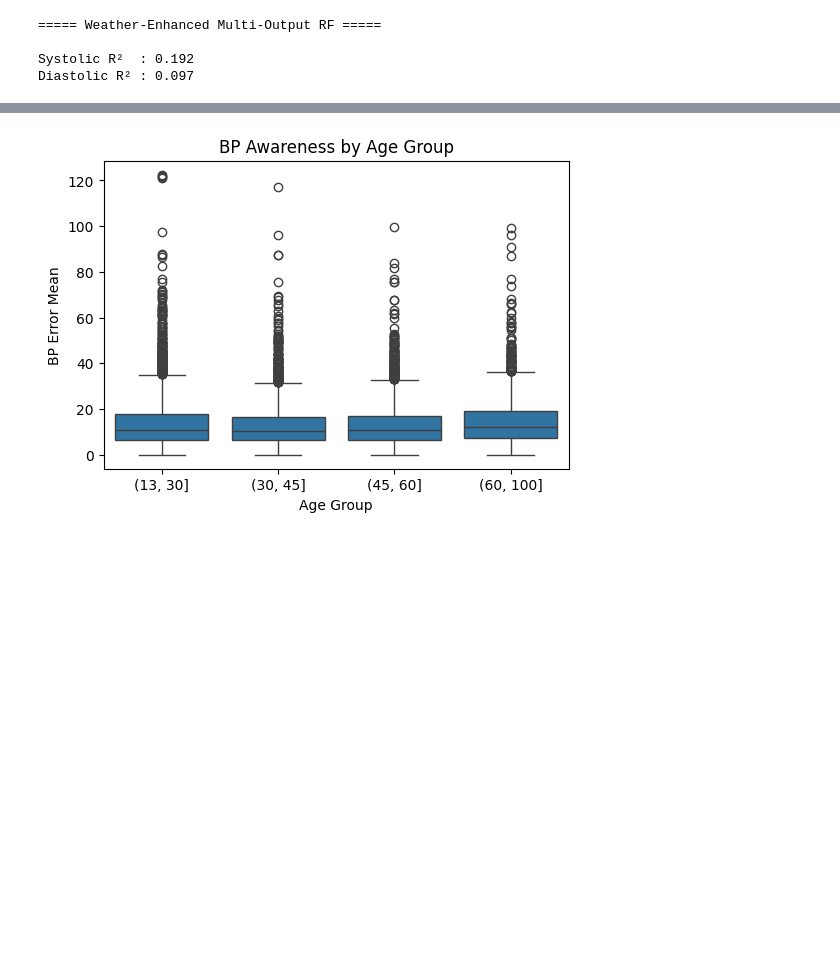
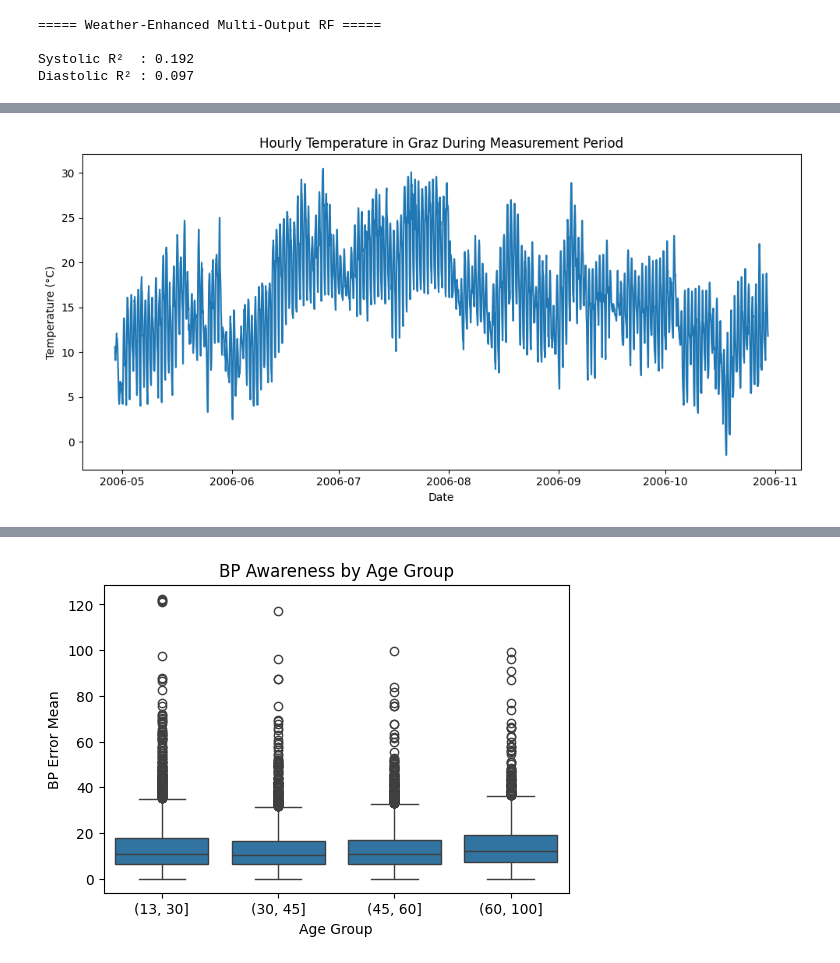
Before and after one commit to bcrohit/case-study, a Jupyter notebook: notebooks/modeling.ipynb, the cells around one changed output, grey strips where cells are left out. Drawn from its saved outputs; the diff is of its cells as text; code cells hidden in the pictures; blank space fills up the shorter version.

```diff
--- a/notebooks/modeling.ipynb
+++ b/notebooks/modeling.ipynb
@@ -1085,0 +1117,12 @@ Diastolic R² : 0.097
+# %%
+plt.figure(figsize=(10, 5))
+
+plt.plot(weather['datetime'], weather['temperature'])
+
+plt.xlabel("Date")
+plt.ylabel("Temperature (°C)")
+plt.title("Hourly Temperature in Graz During Measurement Period")
+plt.tight_layout()
+plt.show()
+# %% [output]
+[figure, added]
```
Also changed, not shown: parts of 19 cells of this notebook.
